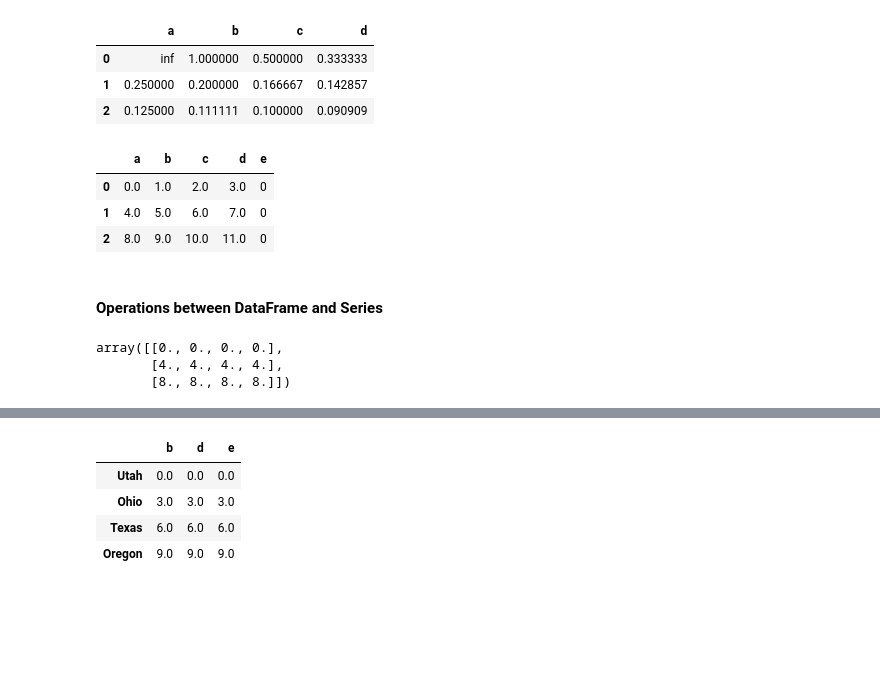
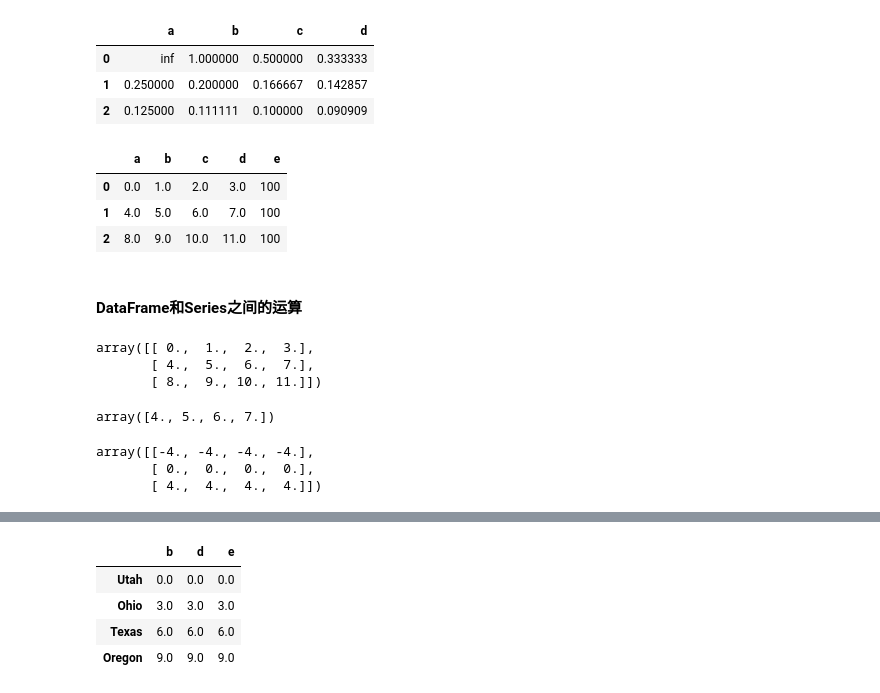
Before and after one commit to QAQUQvQ/Learn_Python, a Jupyter notebook: learn/analysis/02_pandas.ipynb, the cells around one changed output, grey strips where cells are left out. Drawn from its saved outputs; the diff is of its cells as text; code cells hidden in the pictures; blank space fills up the shorter version.

```diff
--- a/learn/analysis/02_pandas.ipynb
+++ b/learn/analysis/02_pandas.ipynb
@@ -648,23 +825,32 @@ df1.rdiv(1)
 | 1 | 0.250000 | 0.200000 | 0.166667 | 0.142857 |
 | 2 | 0.125000 | 0.111111 | 0.100000 | 0.090909 |
 # %%
-df1.reindex(columns=df2.columns, fill_value=0)
+# 重新设置索引，无值的列以fill_value的值填充
+df1.reindex(columns=df2.columns, fill_value=100)
 # %% [output]
 |  | a | b | c | d | e |
-| 0 | 0.0 | 1.0 | 2.0 | 3.0 | 0 |
-| 1 | 4.0 | 5.0 | 6.0 | 7.0 | 0 |
-| 2 | 8.0 | 9.0 | 10.0 | 11.0 | 0 |
+| 0 | 0.0 | 1.0 | 2.0 | 3.0 | 100 |
+| 1 | 4.0 | 5.0 | 6.0 | 7.0 | 100 |
+| 2 | 8.0 | 9.0 | 10.0 | 11.0 | 100 |
-# %% [markdown]
-#### Operations between DataFrame and Series
+# %% [markdown]
+#### DataFrame和Series之间的运算
 # %%
 arr = np.arange(12.).reshape((3, 4))
 arr
-arr[0]
-arr - arr[0]
 # %% [output]
-array([[0., 0., 0., 0.],
-       [4., 4., 4., 4.],
-       [8., 8., 8., 8.]])
+array([[ 0.,  1.,  2.,  3.],
+       [ 4.,  5.,  6.,  7.],
+       [ 8.,  9., 10., 11.]])
+# %%
+arr[1]
+# %% [output]
+array([4., 5., 6., 7.])
+# %%
+arr - arr[1]
+# %% [output]
+array([[-4., -4., -4., -4.],
+       [ 0.,  0.,  0.,  0.],
+       [ 4.,  4.,  4.,  4.]])
 # %%
 frame = pd.DataFrame(np.arange(12.).reshape((4, 3)),
                      columns=list('bde'),
```
Also changed, not shown: parts of 136 cells of this notebook.
